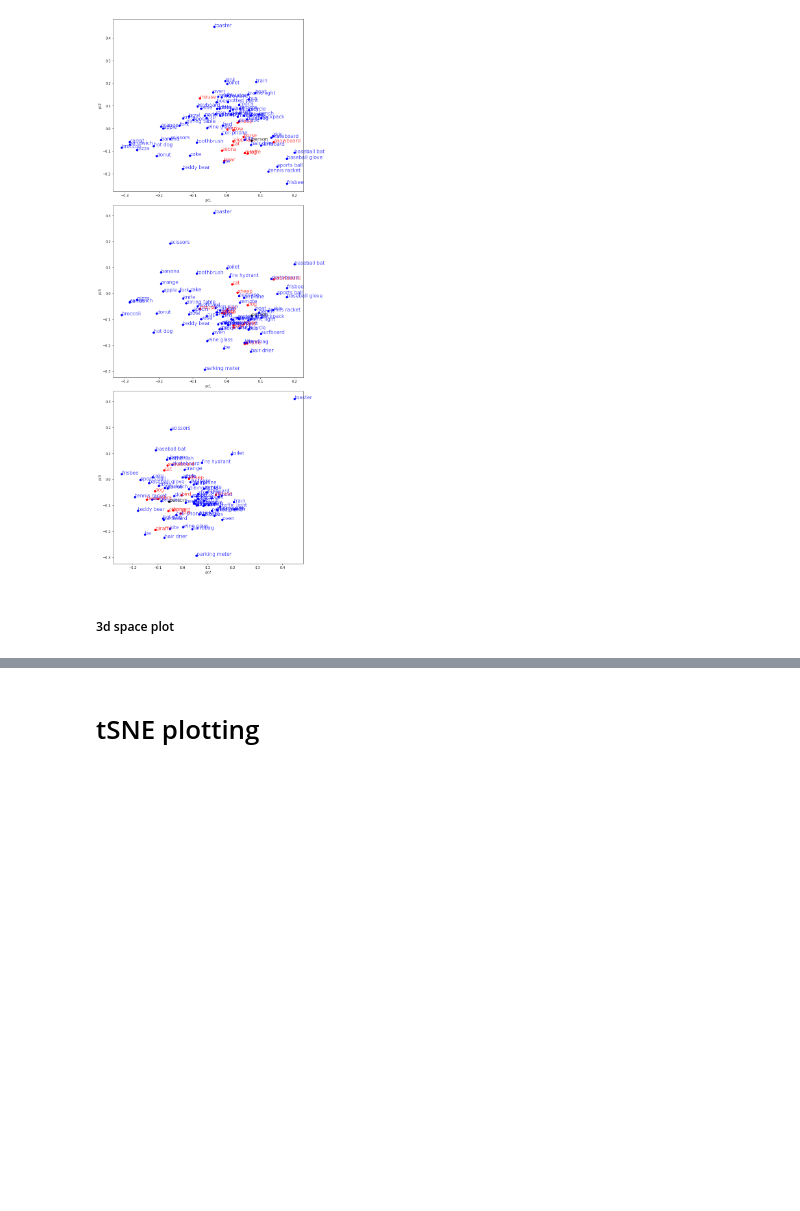
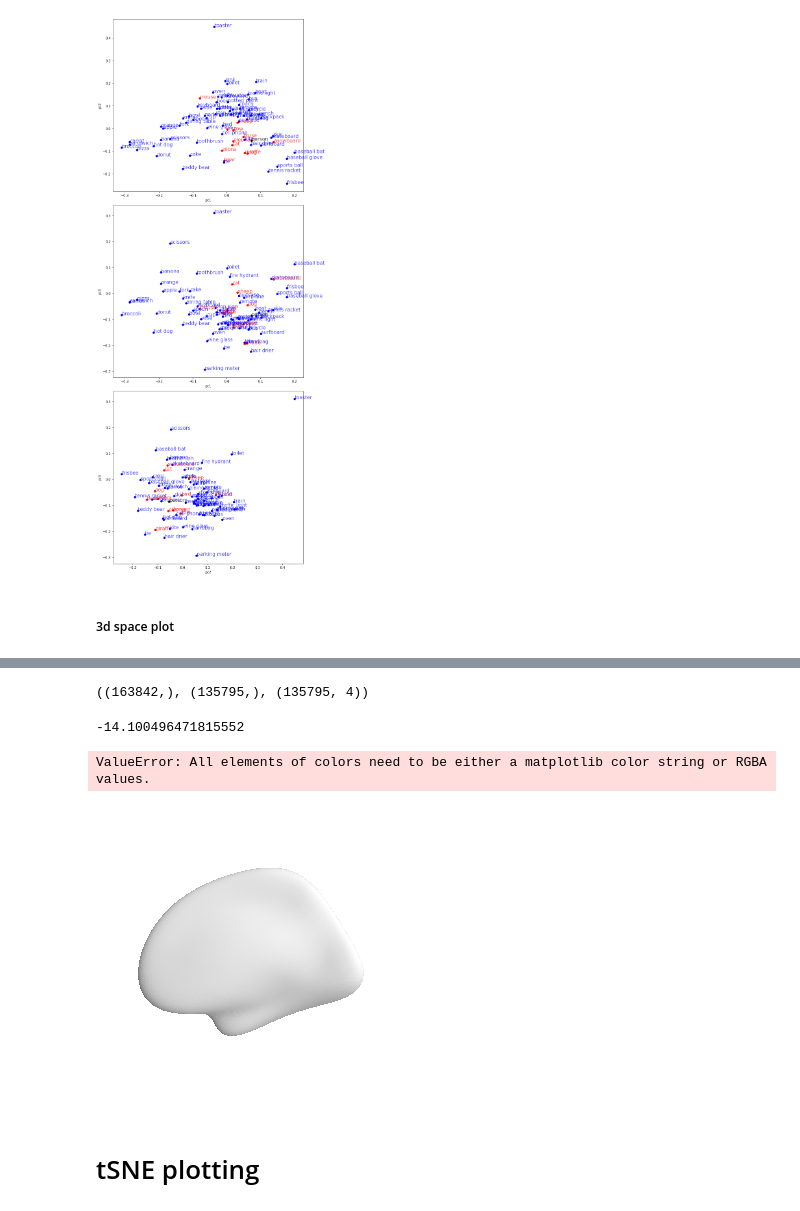
Before and after one commit to sunaguo/nsddatapaper_rsa, a Jupyter notebook: Untitled.ipynb, the cells around one changed output, grey strips where cells are left out. Cells and saved outputs as stored; diff of their text form; code cells hidden in the pictures; blank space fills up the shorter version.

```diff
--- a/Untitled.ipynb
+++ b/Untitled.ipynb
@@ -545,3 +813,41 @@ plt.tight_layout()
+# %%
+# === make color map
+
+# parcellation: label of each voxel for parcellation ROIs. diff value for diff colors
+nonzeros = np.nonzero(vox_color_lh[:,0])[0]
+nonzeros_index = np.arange(len(nonzeros))
+parcellation = np.zeros(vox_color_lh[:,0].shape)
+parcellation[nonzeros] = nonzeros_index
+
+# # labels: names of the labels selected
+# labels = ROI
+
+# regions_indices: regions within parcellation labels to be plotted
+regions_indices = nonzeros_index
+
+# color for each cate label
+colors = vox_color_lh[nonzeros,:]
+# %%
+parcellation.shape, regions_indices.shape, colors.shape
+# %% [output]
+((163842,), (135795,), (135795, 4))
+# %%
+colors.min()
+# %% [output]
+-14.100496471815552
+# %%
+fsaverage = datasets.fetch_surf_fsaverage()
+
+# plotting.plot_surf_stat_map(fsaverage.infl_right, vox_color_rh[:,3], hemi='right',
+#                             title='Surface right hemisphere', colorbar=True,
+#                             threshold=1., bg_map=fsaverage.sulc_right)
+
+plotting.plot_surf_contours(fsaverage.infl_right, parcellation, #labels=labels,
+                            levels=regions_indices, #legend=True,
+                            colors=colors[:,:3])
+# %% [output]
+ValueError: All elements of colors need to be either a matplotlib color string or RGBA values.
+[figure, added]
 # %% [markdown]
 # tSNE plotting
 # %%
```
Also changed, not shown: parts of 29 cells of this notebook, 1 other file.
